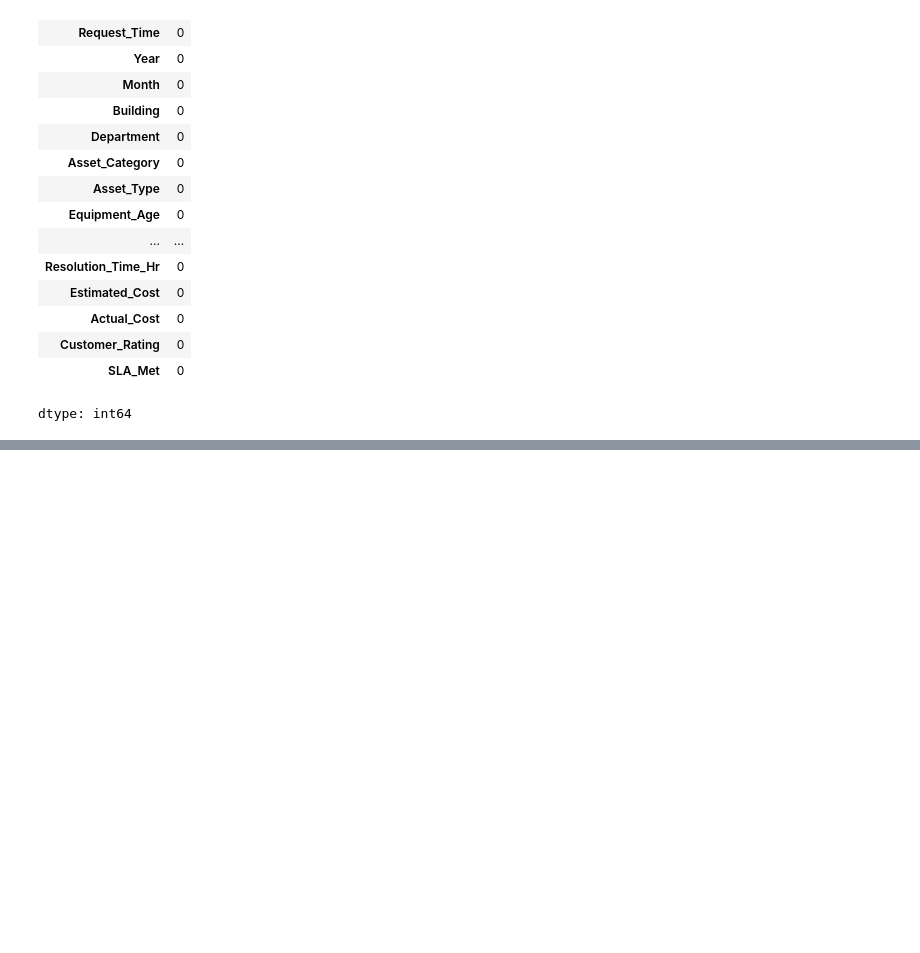
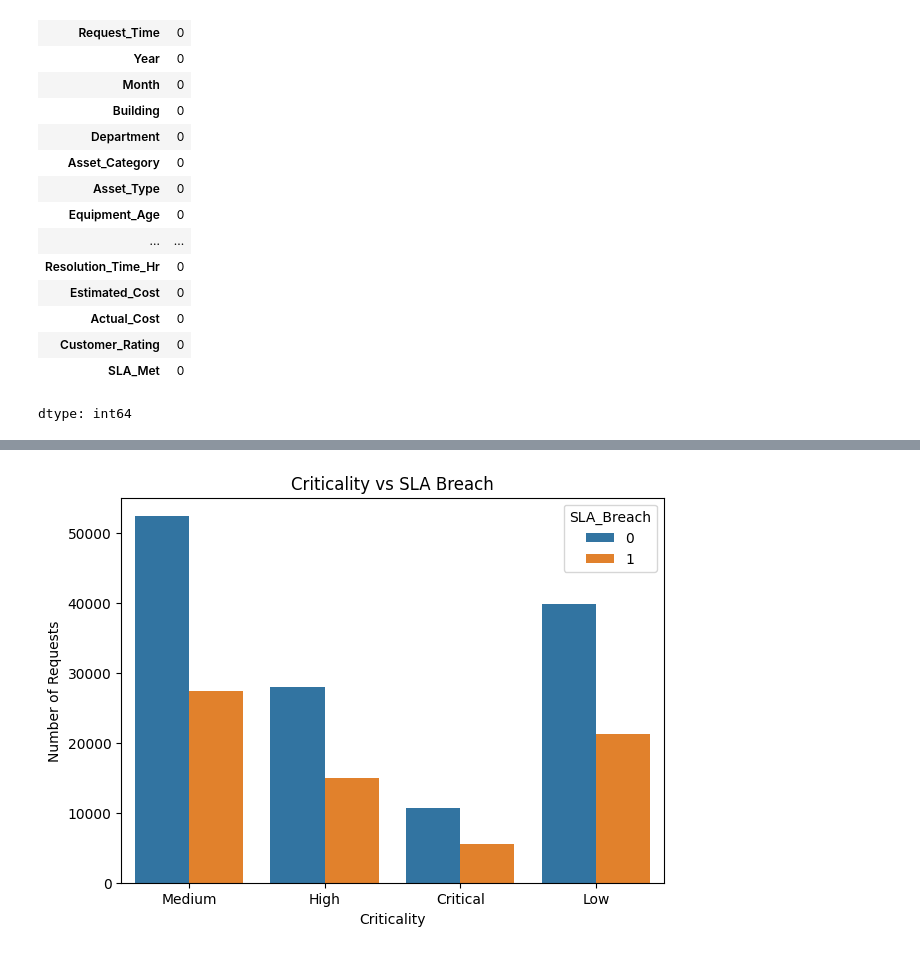
Before and after one commit to HASSAH-26/CMMS-Based-SLA-Risk-Prediction-and-Planner-Decision-Support-System, a Jupyter notebook: CMMS-Based SLA Risk Prediction.ipynb, the cells around one changed output, grey strips where cells are left out. Cells and saved outputs as stored; diff of their text form; code cells hidden in the pictures; blank space fills up the shorter version.

```diff
--- a/CMMS-Based SLA Risk Prediction.ipynb
+++ b/CMMS-Based SLA Risk Prediction.ipynb
@@ -2904,0 +606,26 @@ appropriate action before a potential SLA breach occurs.
+# %%
+# Criticality vs SLA Breach
+
+plt.figure(figsize=(7, 5))
+
+sns.countplot(
+    x="Criticality",
+    hue="SLA_Breach",
+    data=df
+)
+
+plt.title(
+    "Criticality vs SLA Breach"
+)
+
+plt.xlabel(
+    "Criticality"
+)
+
+plt.ylabel(
+    "Number of Requests"
+)
+
+plt.show()
+# %% [output]
+[figure, added]
```
Also changed, not shown: parts of 155 cells of this notebook.
